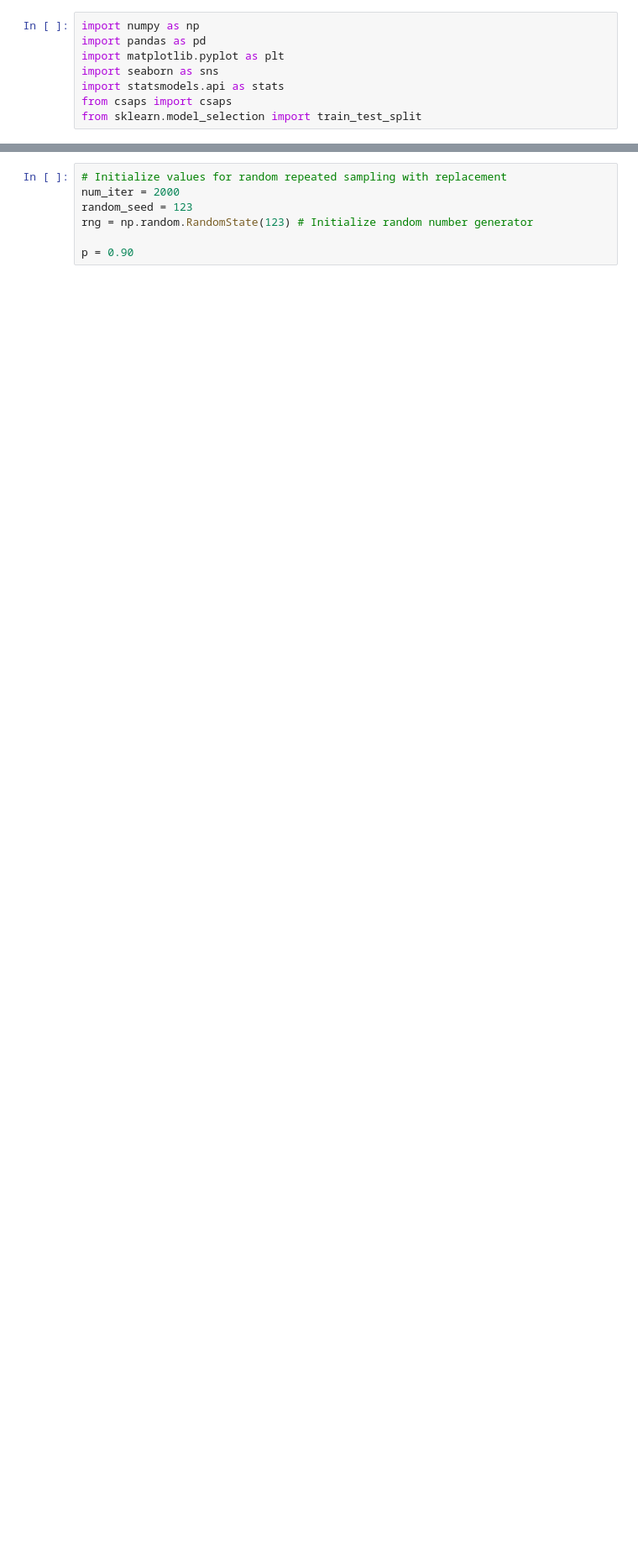
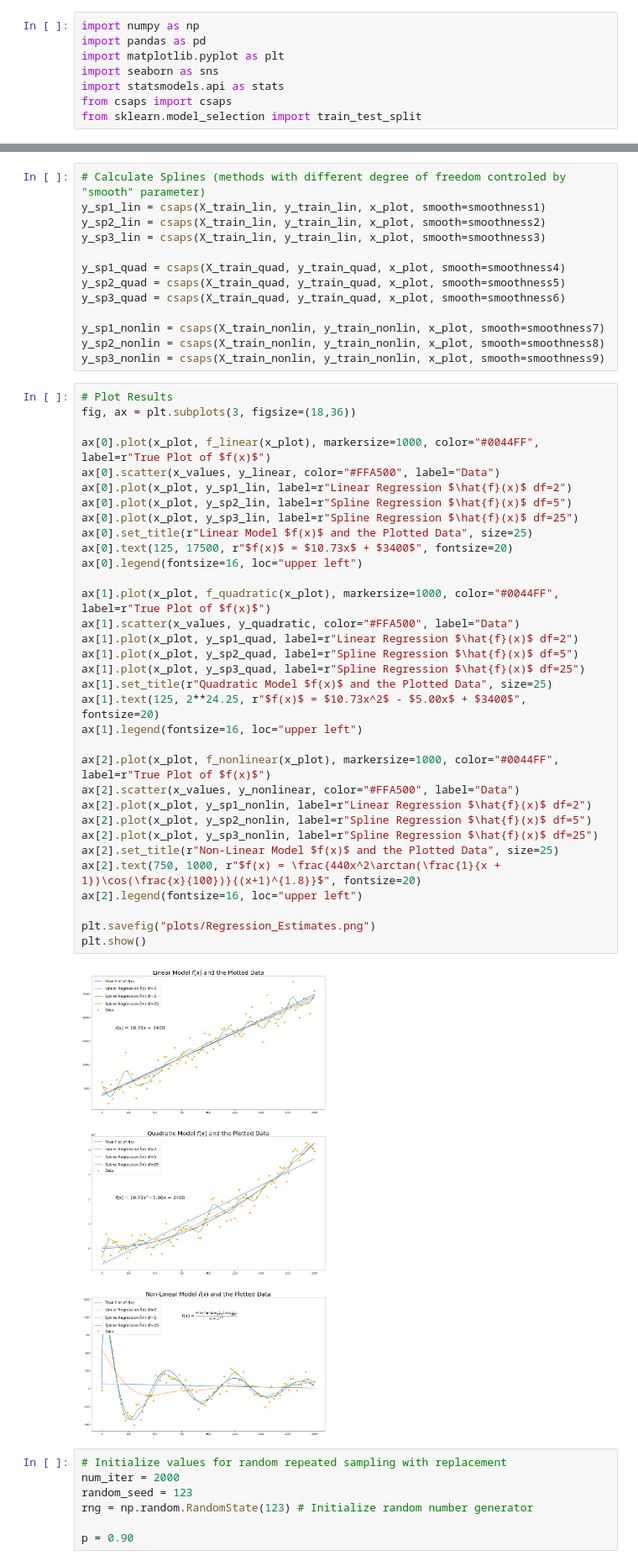
Before and after one commit to ririye01/Exploring-Errors-in-Regression, a Jupyter notebook: Errors in Regression.ipynb, the cells around one changed output, grey strips where cells are left out. Shown at 84% size. Saved outputs shown, nothing was run; the diff lists cells and outputs as text; blank space fills up the shorter version.

```diff
--- a/Errors in Regression.ipynb
+++ b/Errors in Regression.ipynb
@@ -125,3 +205,51 @@ X_train_nonlin, X_test_nonlin, y_train_nonlin, y_test_nonlin = train_test_split(
+# %%
+# Calculate Splines (methods with different degree of freedom controled by "smooth" parameter)
+y_sp1_lin = csaps(X_train_lin, y_train_lin, x_plot, smooth=smoothness1)
+y_sp2_lin = csaps(X_train_lin, y_train_lin, x_plot, smooth=smoothness2)
+y_sp3_lin = csaps(X_train_lin, y_train_lin, x_plot, smooth=smoothness3)
+
+y_sp1_quad = csaps(X_train_quad, y_train_quad, x_plot, smooth=smoothness4)
+y_sp2_quad = csaps(X_train_quad, y_train_quad, x_plot, smooth=smoothness5)
+y_sp3_quad = csaps(X_train_quad, y_train_quad, x_plot, smooth=smoothness6)
+
+y_sp1_nonlin = csaps(X_train_nonlin, y_train_nonlin, x_plot, smooth=smoothness7)
+y_sp2_nonlin = csaps(X_train_nonlin, y_train_nonlin, x_plot, smooth=smoothness8)
+y_sp3_nonlin = csaps(X_train_nonlin, y_train_nonlin, x_plot, smooth=smoothness9)
+# %%
+# Plot Results
+fig, ax = plt.subplots(3, figsize=(18,36))
+
+ax[0].plot(x_plot, f_linear(x_plot), markersize=1000, color="#0044FF", label=r"True Plot of $f(x)$")
+ax[0].scatter(x_values, y_linear, color="#FFA500", label="Data")
+ax[0].plot(x_plot, y_sp1_lin, label=r"Linear Regression $\hat{f}(x)$ df=2")
+ax[0].plot(x_plot, y_sp2_lin, label=r"Spline Regression $\hat{f}(x)$ df=5")
+ax[0].plot(x_plot, y_sp3_lin, label=r"Spline Regression $\hat{f}(x)$ df=25")
+ax[0].set_title(r"Linear Model $f(x)$ and the Plotted Data", size=25)
+ax[0].text(125, 17500, r"$f(x)$ = $10.73x$ + $3400$", fontsize=20)
+ax[0].legend(fontsize=16, loc="upper left")
+
+ax[1].plot(x_plot, f_quadratic(x_plot), markersize=1000, color="#0044FF", label=r"True Plot of $f(x)$")
+ax[1].scatter(x_values, y_quadratic, color="#FFA500", label="Data")
+ax[1].plot(x_plot, y_sp1_quad, label=r"Linear Regression $\hat{f}(x)$ df=2")
+ax[1].plot(x_plot, y_sp2_quad, label=r"Spline Regression $\hat{f}(x)$ df=5")
+ax[1].plot(x_plot, y_sp3_quad, label=r"Spline Regression $\hat{f}(x)$ df=25")
+ax[1].set_title(r"Quadratic Model $f(x)$ and the Plotted Data", size=25)
+ax[1].text(125, 2**24.25, r"$f(x)$ = $10.73x^2$ - $5.00x$ + $3400$", fontsize=20)
+ax[1].legend(fontsize=16, loc="upper left")
+
+ax[2].plot(x_plot, f_nonlinear(x_plot), markersize=1000, color="#0044FF", label=r"True Plot of $f(x)$")
+ax[2].scatter(x_values, y_nonlinear, color="#FFA500", label="Data")
+ax[2].plot(x_plot, y_sp1_nonlin, label=r"Linear Regression $\hat{f}(x)$ df=2")
+ax[2].plot(x_plot, y_sp2_nonlin, label=r"Spline Regression $\hat{f}(x)$ df=5")
+ax[2].plot(x_plot, y_sp3_nonlin, label=r"Spline Regression $\hat{f}(x)$ df=25")
+ax[2].set_title(r"Non-Linear Model $f(x)$ and the Plotted Data", size=25)
+ax[2].text(750, 1000, r"$f(x) = \frac{440x^2\arctan(\frac{1}{x + 1})\cos(\frac{x}{100})}{(x+1)^{1.8}}$", fontsize=20)
+ax[2].legend(fontsize=16, loc="upper left")
+
+plt.savefig("plots/Regression_Estimates.png")
+plt.show()
+# %% [output]
+[figure, added]
 # %%
 # Initialize values for random repeated sampling with replacement
 num_iter = 2000
```
Also changed, not shown: parts of 19 cells of this notebook, 5 other files.
